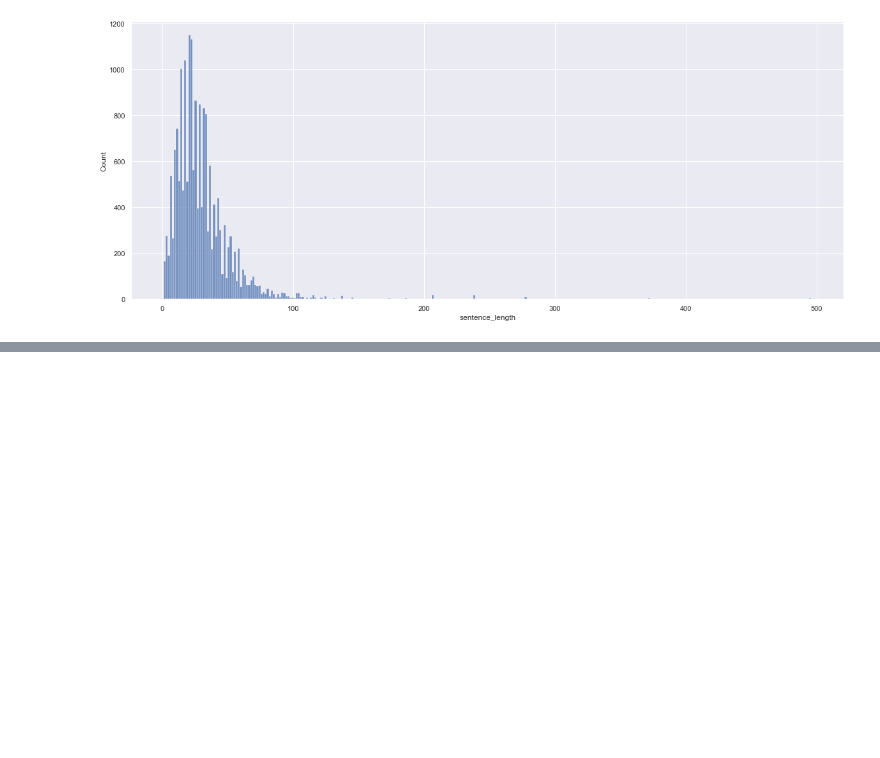
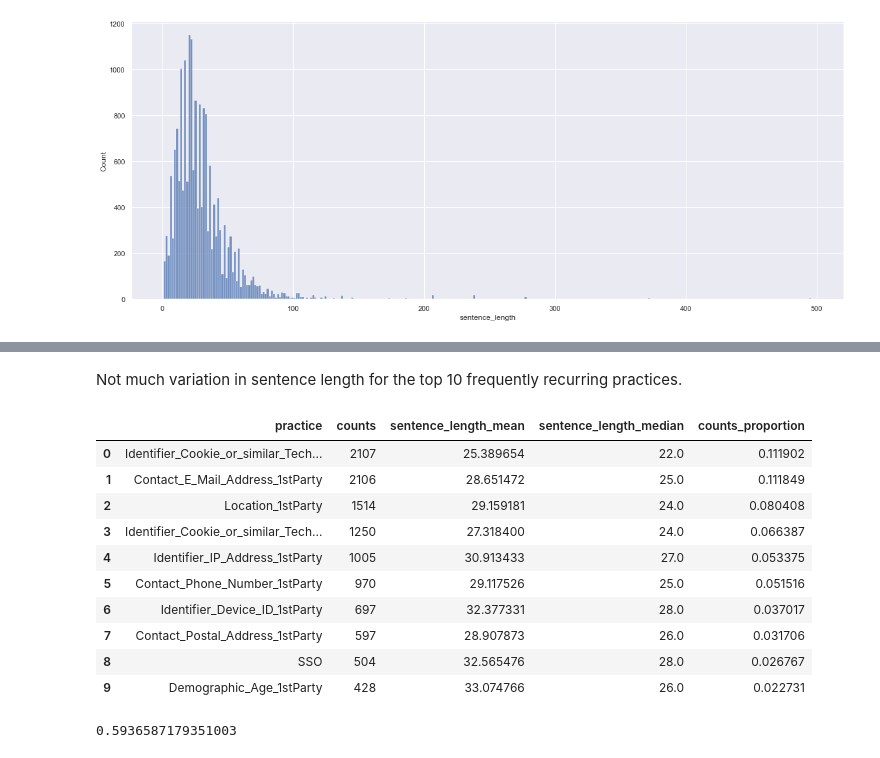
Before and after one commit to TristanKoh/capstone-repo, a Jupyter notebook: code/eda_sentence_text.ipynb, the cells around one changed output, grey strips where cells are left out. Cells and saved outputs as stored; diff of their text form; code cells hidden in the pictures; blank space fills up the shorter version.

```diff
--- a/code/eda_sentence_text.ipynb
+++ b/code/eda_sentence_text.ipynb
@@ -160,0 +151,23 @@ df_by_practice.head()
+# %% [markdown]
+Not much variation in sentence length for the top 10 frequently recurring practices.
+# %%
+## Looking at propotion of counts per practice
+df_by_practice["counts_proportion"] = df_by_practice["counts"].apply(lambda count: count / df_by_practice["counts"].sum())
+
+df_by_practice.head(10)
+# %% [output]
+|  | practice | counts | sentence_length_mean | sentence_length_median | counts_proportion |
+| 0 | Identifier_Cookie_or_similar_Tech... | 2107 | 25.389654 | 22.0 | 0.111902 |
+| 1 | Contact_E_Mail_Address_1stParty | 2106 | 28.651472 | 25.0 | 0.111849 |
+| 2 | Location_1stParty | 1514 | 29.159181 | 24.0 | 0.080408 |
+| 3 | Identifier_Cookie_or_similar_Tech... | 1250 | 27.318400 | 24.0 | 0.066387 |
+| 4 | Identifier_IP_Address_1stParty | 1005 | 30.913433 | 27.0 | 0.053375 |
+| 5 | Contact_Phone_Number_1stParty | 970 | 29.117526 | 25.0 | 0.051516 |
+| 6 | Identifier_Device_ID_1stParty | 697 | 32.377331 | 28.0 | 0.037017 |
+| 7 | Contact_Postal_Address_1stParty | 597 | 28.907873 | 26.0 | 0.031706 |
+| 8 | SSO | 504 | 32.565476 | 28.0 | 0.026767 |
+| 9 | Demographic_Age_1stParty | 428 | 33.074766 | 26.0 | 0.022731 |
+# %%
+df_by_practice["counts_proportion"][:10].sum()
+# %% [output]
+0.5936587179351003
```
Also changed, not shown: parts of 12 cells of this notebook, 1 other file.
